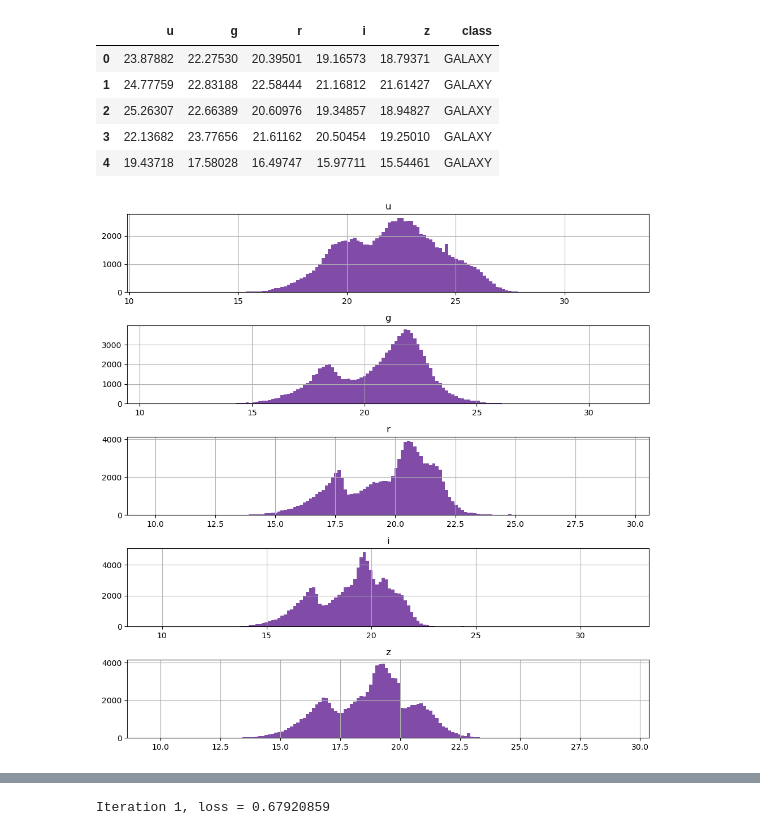
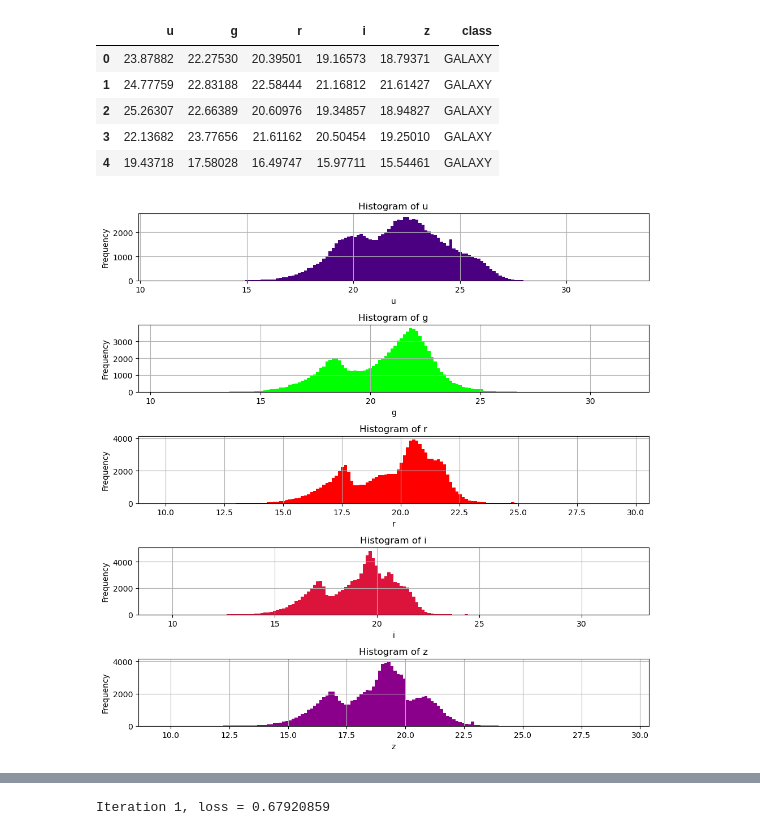
Before and after one commit to l-velazquez/Final_ML_project, a Jupyter notebook: Astro_ML.ipynb, the cells around one changed output, grey strips where cells are left out. Drawn from its saved outputs; the diff is of its cells as text; code cells hidden in the pictures.

```diff
--- a/Astro_ML.ipynb
+++ b/Astro_ML.ipynb
@@ -103,9 +100,21 @@ New shape of the dataset: (99999, 6)
 | 2 | 25.26307 | 22.66389 | 20.60976 | 19.34857 | 18.94827 | GALAXY |
 | 3 | 22.13682 | 23.77656 | 21.61162 | 20.50454 | 19.25010 | GALAXY |
 | 4 | 19.43718 | 17.58028 | 16.49747 | 15.97711 | 15.54461 | GALAXY |
-# %%
-fig, axes = plt.subplots(nrows=5, ncols=1, figsize=(10, 10))
-spectral_features.hist(ax=axes, bins=150, color='indigo', alpha=0.7)
-plt.tight_layout()
-# %% [output]
-[figure, removed]
+# %%
+colors = ['indigo', 'lime', 'red', 'crimson', 'darkmagenta']
+
+# Create subplots
+fig, axes = plt.subplots(nrows=5, ncols=1, figsize=(10, 10))
+
+# Plot histograms for each spectral feature with the specified color
+for ax, feature, color in zip(axes, spectral_features.columns, colors):
+    spectral_features[feature].hist(ax=ax, bins=150, color=color, alpha=1)
+    ax.set_title(f'Histogram of {feature}')
+    ax.set_xlabel(feature)
+    ax.set_ylabel('Frequency')
+
+plt.tight_layout()
+plt.savefig("hist_sf.png")
+plt.show()
+# %% [output]
+[figure, added]
```
Also changed, not shown: parts of 12 cells of this notebook, 2 other files.
